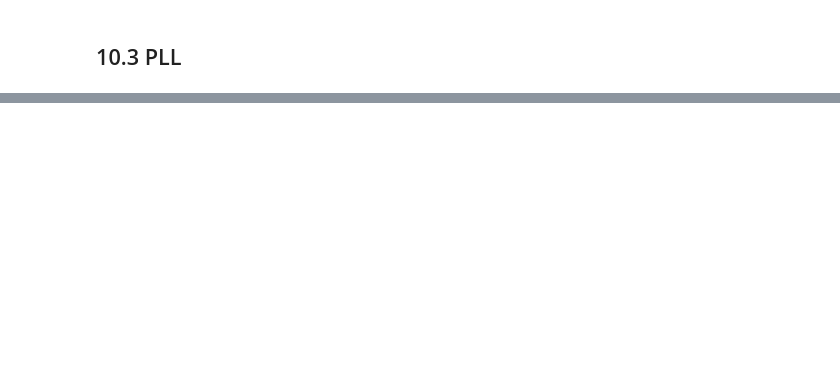
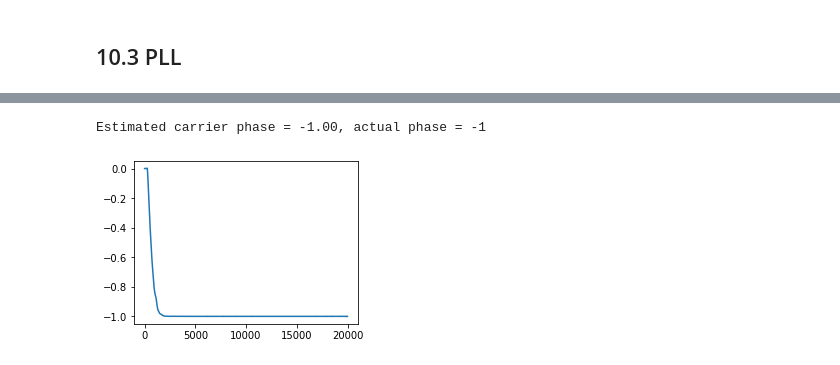
Before and after one commit to mohantyk/srd, a Jupyter notebook: Chap10.ipynb, the cells around one changed output, grey strips where cells are left out. Drawn from its saved outputs; the diff is of its cells as text; code cells hidden in the pictures; blank space fills up the shorter version.

```diff
--- a/Chap10.ipynb
+++ b/Chap10.ipynb
@@ -165,0 +204,10 @@ Estimated carrier pahse = -1.00, actual phase = -1
+# %%
+# Ex 10.14
+theta_suppressed_carrier = pll(preprocessed[:20000], 1000, 0.0001, psi=bpf_phase);
+
+plt.plot(theta_suppressed_carrier);
+final_phase_est = theta_suppressed_carrier[-1]
+print(f'Estimated carrier phase = {final_phase_est:.2f}, actual phase = -1')
+# %% [output]
+Estimated carrier phase = -1.00, actual phase = -1
+[figure, added]
```
Also changed, not shown: parts of 6 cells of this notebook, 1 other file.
